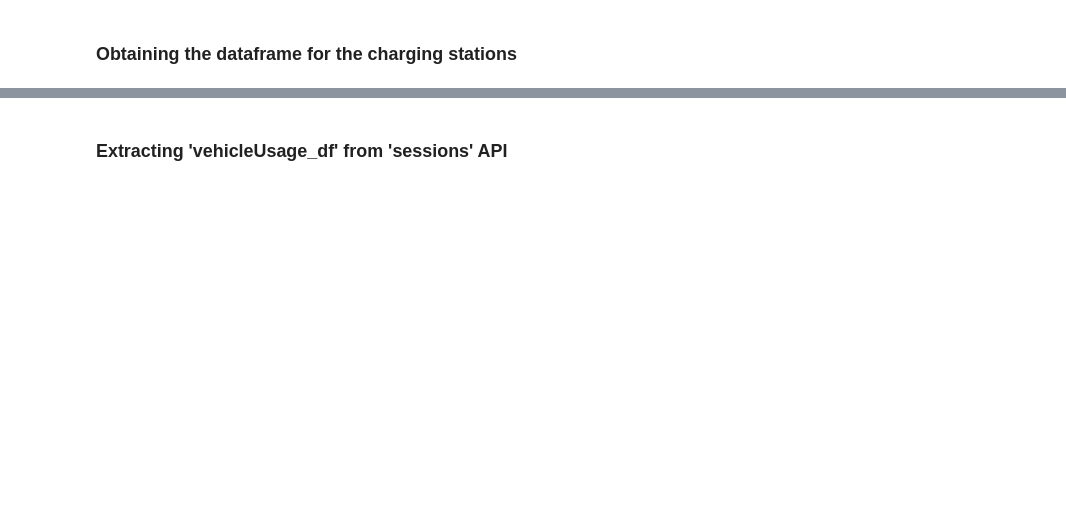
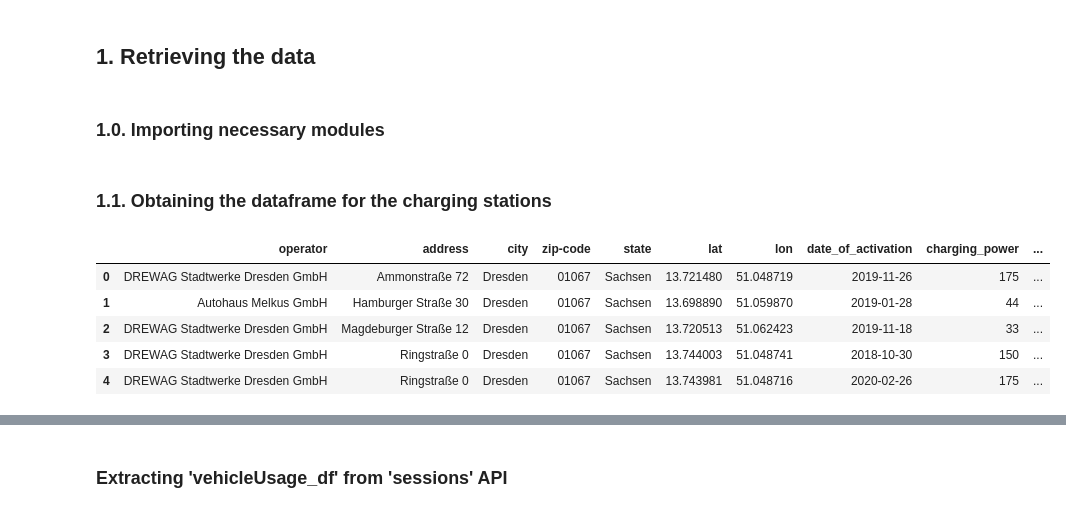
Before and after one commit to n1oftheabove/BowieMobility, a Jupyter notebook: main_bowiemobility.ipynb, the cells around one changed output, grey strips where cells are left out. Saved outputs shown, nothing was run; the diff lists cells and outputs as text; code cells hidden in the pictures; blank space fills up the shorter version.

```diff
--- a/main_bowiemobility.ipynb
+++ b/main_bowiemobility.ipynb
@@ -13,3 +22,7 @@ this notebook needs refurbishing in terms of
+# %% [markdown]
+## 1. Retrieving the data
+# %% [markdown]
+### 1.0. Importing necessary modules
 # %%
 import pandas as pd
 import numpy as np
@@ -20,11 +33,15 @@ import matplotlib.pyplot as plt
 
 %matplotlib inline
 # %% [markdown]
-### Obtaining the dataframe for the charging stations
+### 1.1. Obtaining the dataframe for the charging stations
 # %%
 
-df = pd.read_excel('Ladesaeulenkarte_Datenbankauszug31.xlsx', skiprows=5)
+df = pd.read_excel('./data/charging_stations.xlsx', skiprows=5)
+
+# Dropping key columns. They might be important later though, when joining with other df's along a unique identifier
 df.drop(['Public Key1', 'Public Key2', 'Public Key3', 'Public Key4'], axis =1, inplace = True)
+
+# Renaming (translating) column names
 df.rename(columns = {'Betreiber': 'operator',
                      'Adresse' : 'address',
                      'Postleitzahl Ort' : 'zip-code',
@@ -42,35 +59,51 @@ df.rename(columns = {'Betreiber': 'operator',
                     },
           inplace=True,
          )
+
+# Translating German words within the columns, thereby creating a dictionary first
 trans_dict = {'Schnellladeeinrichtung' : 'fast charger',
              'Normalladeeinrichtung' : 'normal charger',
               'Steckdose' : 'plug',
               'Typ' : 'type',
               'Kupplung' : 'connector'
              }
 
 df['type_of_charger'] = df['type_of_charger'].apply(lambda x : trans_dict[x])
 
 def translator(x, trans_dict):
     x = str(x)
     if not x == np.nan:
         for k, v in trans_dict.items():
             if k in x:
                 x = x.replace(k, v)
     return x
 
 df['plugtype_1'] = df['plugtype_1'].apply(lambda x : translator(x, trans_dict))
 df['plugtype_2'] = df['plugtype_2'].apply(lambda x : translator(x, trans_dict))
 df['plugtype_3'] = df['plugtype_3'].apply(lambda x : translator(x, trans_dict))
 df['plugtype_4'] = df['plugtype_4'].apply(lambda x : translator(x, trans_dict))
 
+# Splitting the city column into two, containing the zip-code AND the city respectively
 df['city'] = df['zip-code'].apply(lambda x : " ".join(x.split()[1:]))
 df['zip-code'] = df['zip-code'].apply(lambda x :''.join(x.split()[:1]))
 
+# Rearranging the order of columns, place 'city' column at 4th position
 cols = df.columns.tolist()
 cols = cols[0:2] + cols[-1:] + cols[2:-1]
 df = df[cols]
 
+# Store dataframe in another with appropriate variable name
 df_ch_st = df
 
-#df.to_pickle('df_ladesaeulen.pkl')
+# Export dataframe to pickle
+df_ch_st.to_pickle('./data/df_ch_st.pkl')
+
+# Look at finished dataframe
+df_ch_st.head(5)
+# %% [output]
+|  | operator | address | city | zip-code | state | lat | lon | date_of_activation | charging_power | ... |
+| 0 | DREWAG Stadtwerke Dresden GmbH | Ammonstraße 72 | Dresden | 01067 | Sachsen | 13.721480 | 51.048719 | 2019-11-26 | 175 | ... |
+| 1 | Autohaus Melkus GmbH | Hamburger Straße 30 | Dresden | 01067 | Sachsen | 13.698890 | 51.059870 | 2019-01-28 | 44 | ... |
+| 2 | DREWAG Stadtwerke Dresden GmbH | Magdeburger Straße 12 | Dresden | 01067 | Sachsen | 13.720513 | 51.062423 | 2019-11-18 | 33 | ... |
+| 3 | DREWAG Stadtwerke Dresden GmbH | Ringstraße 0 | Dresden | 01067 | Sachsen | 13.744003 | 51.048741 | 2018-10-30 | 150 | ... |
+| 4 | DREWAG Stadtwerke Dresden GmbH | Ringstraße 0 | Dresden | 01067 | Sachsen | 13.743981 | 51.048716 | 2020-02-26 | 175 | ... |
```
Also changed, not shown: parts of 32 cells of this notebook.
